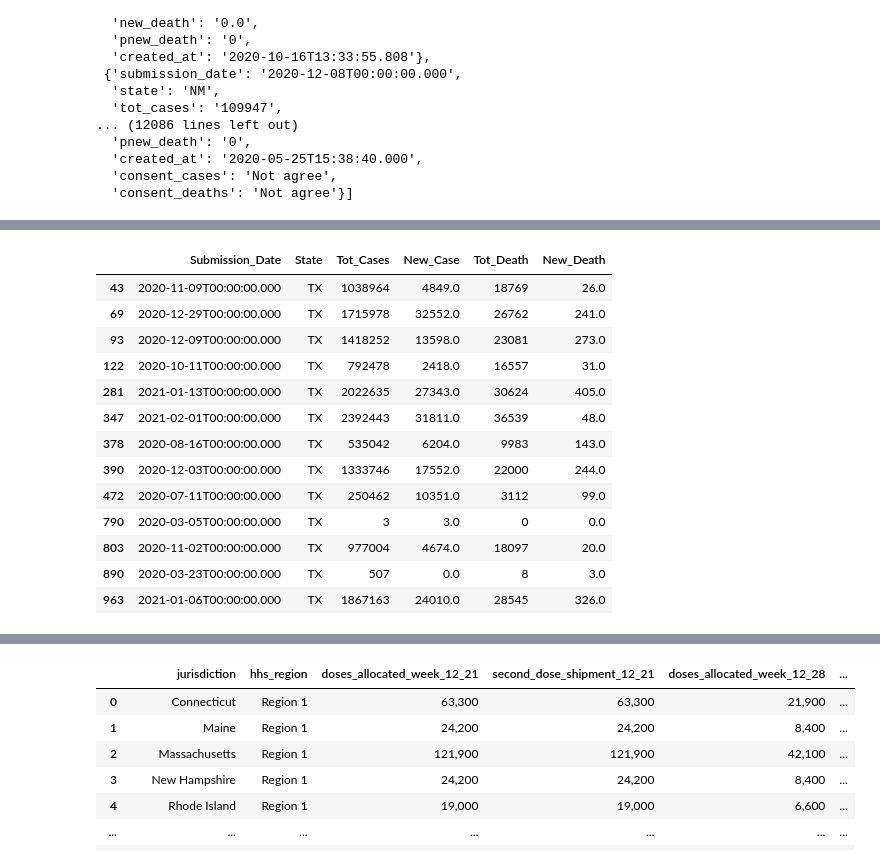
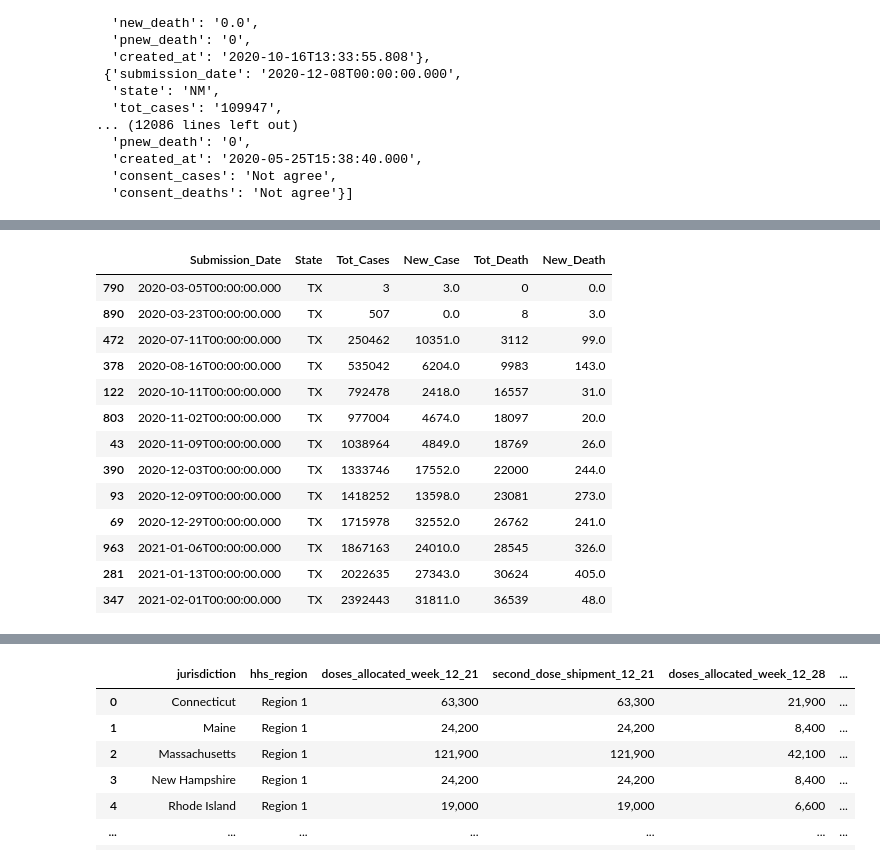
Before and after one commit to tduron3/I_Have_No_Clue, a Jupyter notebook: Project_3.ipynb, the cells around one changed output, grey strips where cells are left out. Drawn from its saved outputs; the diff is of its cells as text; code cells hidden in the pictures.

```diff
--- a/Project_3.ipynb
+++ b/Project_3.ipynb
@@ -183,24 +154,28 @@ df_tx_json
 # %%
 # Build DataFrame for Selected State
 df_tx = df_state_data[df_state_data.state=="TX"][['submission_date','state','tot_cases','new_case','tot_death','new_death']]
 
 # Print
 df_tx
 
+# Sort by Increasing Submission Date
+sort_by_df_tx = df_tx.sort_values('submission_date')
+sort_by_df_tx
+
 # Rename Columns
-df_tx.rename(columns = {'submission_date':'Submission_Date','state':'State','tot_cases':'Tot_Cases','new_case':'New_Case','tot_death':'Tot_Death','new_death':'New_Death'})
+sort_by_df_tx.rename(columns = {'submission_date':'Submission_Date','state':'State','tot_cases':'Tot_Cases','new_case':'New_Case','tot_death':'Tot_Death','new_death':'New_Death'})
 # %% [output]
 |  | Submission_Date | State | Tot_Cases | New_Case | Tot_Death | New_Death |
+| 790 | 2020-03-05T00:00:00.000 | TX | 3 | 3.0 | 0 | 0.0 |
+| 890 | 2020-03-23T00:00:00.000 | TX | 507 | 0.0 | 8 | 3.0 |
+| 472 | 2020-07-11T00:00:00.000 | TX | 250462 | 10351.0 | 3112 | 99.0 |
+| 378 | 2020-08-16T00:00:00.000 | TX | 535042 | 6204.0 | 9983 | 143.0 |
+| 122 | 2020-10-11T00:00:00.000 | TX | 792478 | 2418.0 | 16557 | 31.0 |
+| 803 | 2020-11-02T00:00:00.000 | TX | 977004 | 4674.0 | 18097 | 20.0 |
 | 43 | 2020-11-09T00:00:00.000 | TX | 1038964 | 4849.0 | 18769 | 26.0 |
+| 390 | 2020-12-03T00:00:00.000 | TX | 1333746 | 17552.0 | 22000 | 244.0 |
+| 93 | 2020-12-09T00:00:00.000 | TX | 1418252 | 13598.0 | 23081 | 273.0 |
 | 69 | 2020-12-29T00:00:00.000 | TX | 1715978 | 32552.0 | 26762 | 241.0 |
-| 93 | 2020-12-09T00:00:00.000 | TX | 1418252 | 13598.0 | 23081 | 273.0 |
-| 122 | 2020-10-11T00:00:00.000 | TX | 792478 | 2418.0 | 16557 | 31.0 |
+| 963 | 2021-01-06T00:00:00.000 | TX | 1867163 | 24010.0 | 28545 | 326.0 |
 | 281 | 2021-01-13T00:00:00.000 | TX | 2022635 | 27343.0 | 30624 | 405.0 |
 | 347 | 2021-02-01T00:00:00.000 | TX | 2392443 | 31811.0 | 36539 | 48.0 |
-| 378 | 2020-08-16T00:00:00.000 | TX | 535042 | 6204.0 | 9983 | 143.0 |
-| 390 | 2020-12-03T00:00:00.000 | TX | 1333746 | 17552.0 | 22000 | 244.0 |
-| 472 | 2020-07-11T00:00:00.000 | TX | 250462 | 10351.0 | 3112 | 99.0 |
-| 790 | 2020-03-05T00:00:00.000 | TX | 3 | 3.0 | 0 | 0.0 |
-| 803 | 2020-11-02T00:00:00.000 | TX | 977004 | 4674.0 | 18097 | 20.0 |
-| 890 | 2020-03-23T00:00:00.000 | TX | 507 | 0.0 | 8 | 3.0 |
-| 963 | 2021-01-06T00:00:00.000 | TX | 1867163 | 24010.0 | 28545 | 326.0 |
```
Also changed, not shown: parts of 7 cells of this notebook, 2 other files.
